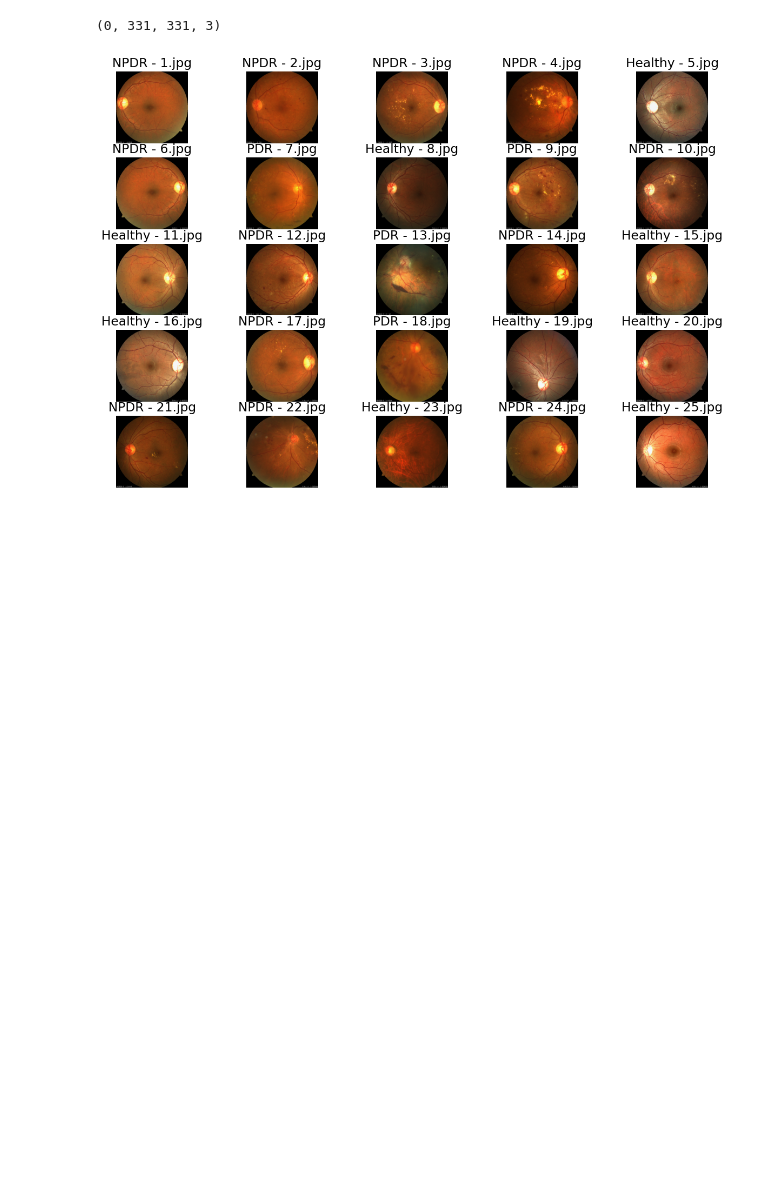
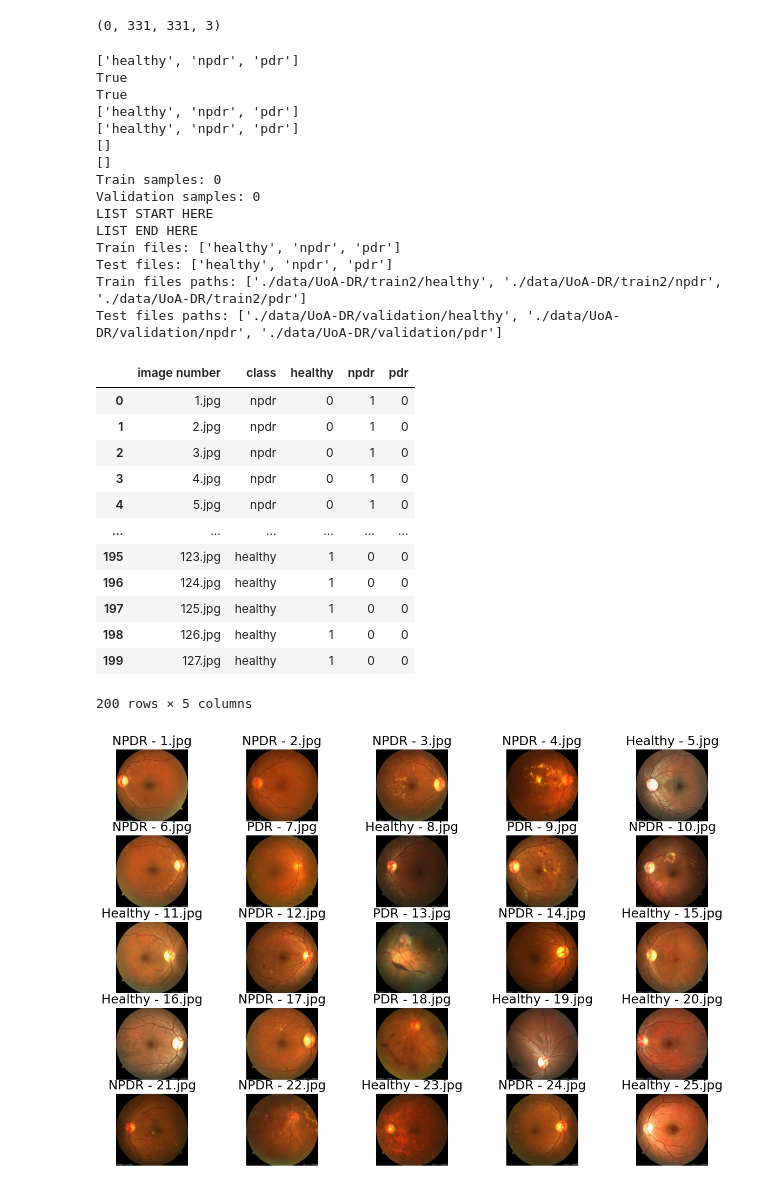
Before and after one commit to yiyangjessieyu/Deep-Learning-Image-Classifier, a Jupyter notebook: image_classifier_multi.ipynb, the cells around one changed output. Cells and saved outputs as stored; diff of their text form; code cells hidden in the pictures; blank space fills up the shorter version.

```diff
--- a/image_classifier_multi.ipynb
+++ b/image_classifier_multi.ipynb
@@ -110,7 +110,7 @@ train_generator = gen.flow_from_dataframe(
 
 validation_generator = gen.flow_from_dataframe(
 	labels, # dataframe
-	directory = train_path, # images data path / folder in which images are there
+	directory = test_path, # images data path / folder in which images are there
 	x_col = x_name,
 	y_col = y_name,
 	subset="validation",
@@ -128,6 +128,62 @@ x.shape # input shape of one record is (331,331,3) , 32: is the batch size
 Found 0 validated image filenames belonging to 0 classes.
 Found 0 validated image filenames belonging to 0 classes.
 (0, 331, 331, 3)
+# %%
+filenames = os.listdir(train_path)
+print(filenames)
+print(os.path.exists(train_path))
+print(os.path.exists(test_path))
+print(os.listdir(train_path))
+print(os.listdir(test_path))
+
+print(train_generator.filenames)
+print(validation_generator.filenames)
+print("Train samples:", train_generator.samples)
+print("Validation samples:", validation_generator.samples)
+
+print("LIST START HERE")
+train_files = os.listdir(train_path)
+test_files = os.listdir(test_path)
+print("LIST END HERE")
+print("Train files:", train_files)
+print("Test files:", test_files)
+
+train_files_paths = [os.path.join(train_path, file) for file in train_files]
+test_files_paths = [os.path.join(test_path, file) for file in test_files]
+print("Train files paths:", train_files_paths)
+print("Test files paths:", test_files_paths)
+
+
+labels
+# %% [output]
+['healthy', 'npdr', 'pdr']
+True
+True
+['healthy', 'npdr', 'pdr']
+['healthy', 'npdr', 'pdr']
+[]
+[]
+Train samples: 0
+Validation samples: 0
+LIST START HERE
+LIST END HERE
+Train files: ['healthy', 'npdr', 'pdr']
+Test files: ['healthy', 'npdr', 'pdr']
+Train files paths: ['./data/UoA-DR/train2/healthy', './data/UoA-DR/train2/npdr', './data/UoA-DR/train2/pdr']
+Test files paths: ['./data/UoA-DR/validation/healthy', './data/UoA-DR/validation/npdr', './data/UoA-DR/validation/pdr']
+|  | image number | class | healthy | npdr | pdr |
+| 0 | 1.jpg | npdr | 0 | 1 | 0 |
+| 1 | 2.jpg | npdr | 0 | 1 | 0 |
+| 2 | 3.jpg | npdr | 0 | 1 | 0 |
+| 3 | 4.jpg | npdr | 0 | 1 | 0 |
+| 4 | 5.jpg | npdr | 0 | 1 | 0 |
+| ... | ... | ... | ... | ... | ... |
+| 195 | 123.jpg | healthy | 1 | 0 | 0 |
+| 196 | 124.jpg | healthy | 1 | 0 | 0 |
+| 197 | 125.jpg | healthy | 1 | 0 | 0 |
+| 198 | 126.jpg | healthy | 1 | 0 | 0 |
+| 199 | 127.jpg | healthy | 1 | 0 | 0 |
+200 rows × 5 columns
 # %%
 # Plot images
 
```
Also changed, not shown: parts of 2 cells of this notebook, 1 other file.
